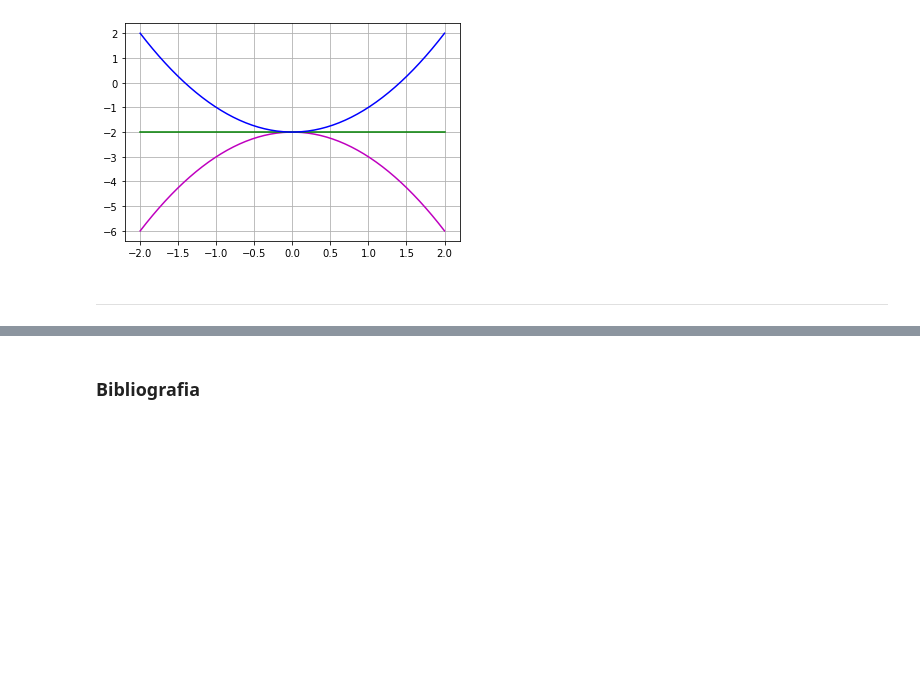
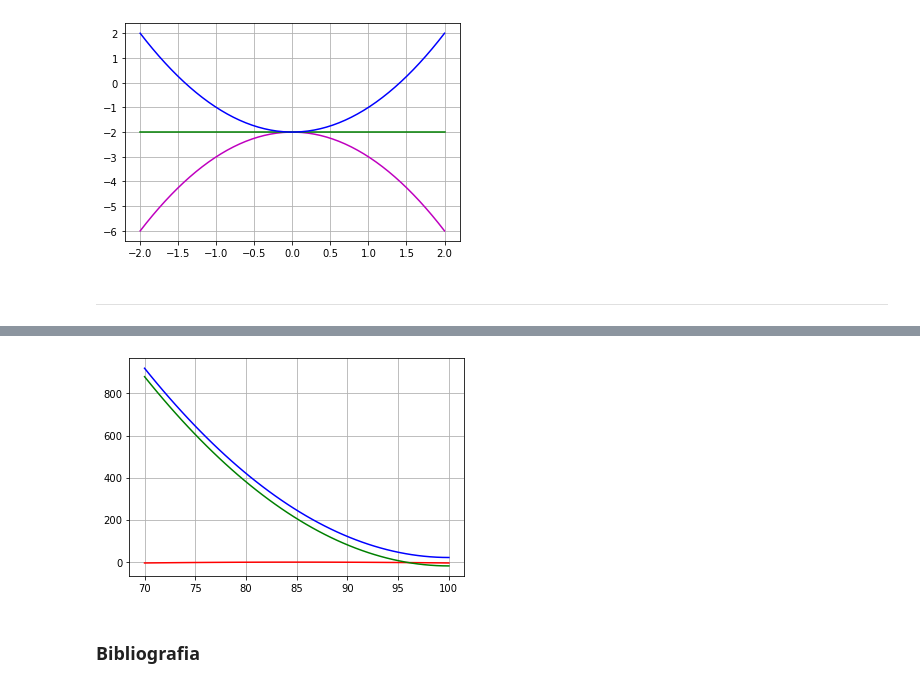
Before and after one commit to klaudynka245/Bifurcations, a Jupyter notebook: teoria katastrof.ipynb, the cells around one changed output, grey strips where cells are left out. Drawn from its saved outputs; the diff is of its cells as text; code cells hidden in the pictures; blank space fills up the shorter version.

```diff
--- a/teoria katastrof.ipynb
+++ b/teoria katastrof.ipynb
@@ -233,3 +320,18 @@ _______________________________________________________________________
+# %%
+h1 = 50
+h2 = 49.9
+h3 = 50.1
+t = np.linspace(70,100)
+f1 = t**2 - 200*t + 200*h1
+f2 = t**2 - 200*t + 200*h2
+f3 = t**2 - 200*t + 200*h3
+plt.plot(t,f,'r')
+plt.plot(t,f2,'g')
+plt.plot(t,f3,'b')
+plt.grid()
+plt.show()
+# %% [output]
+[figure, added]
 # %% [markdown]
 ### Bibliografia
 # %% [markdown]
```
Also changed, not shown: parts of 4 cells of this notebook.
